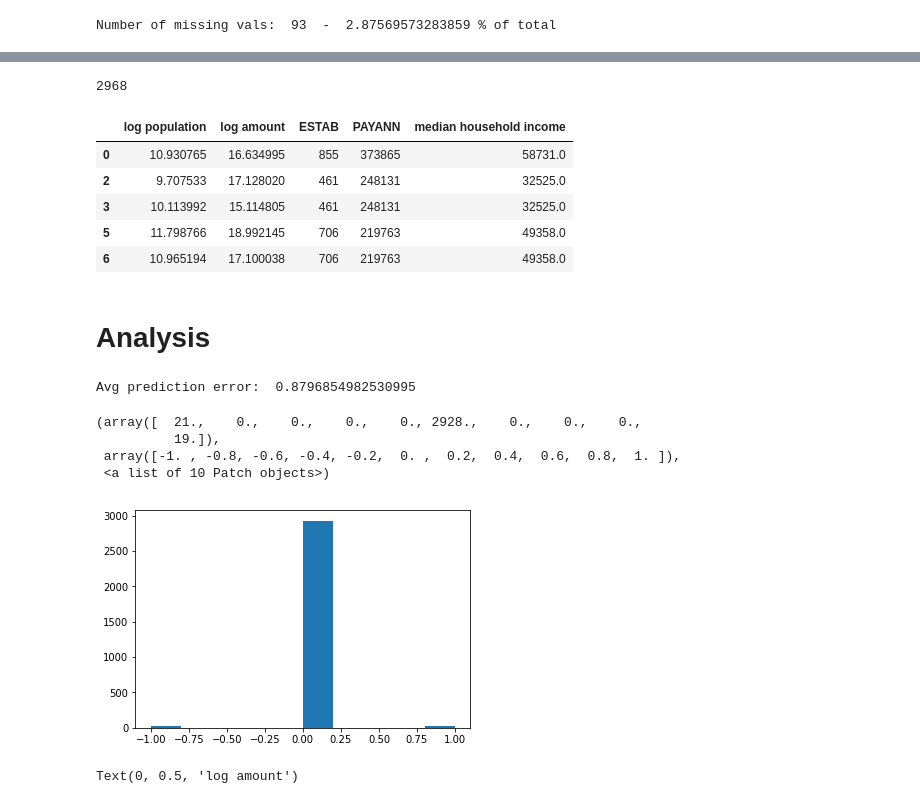
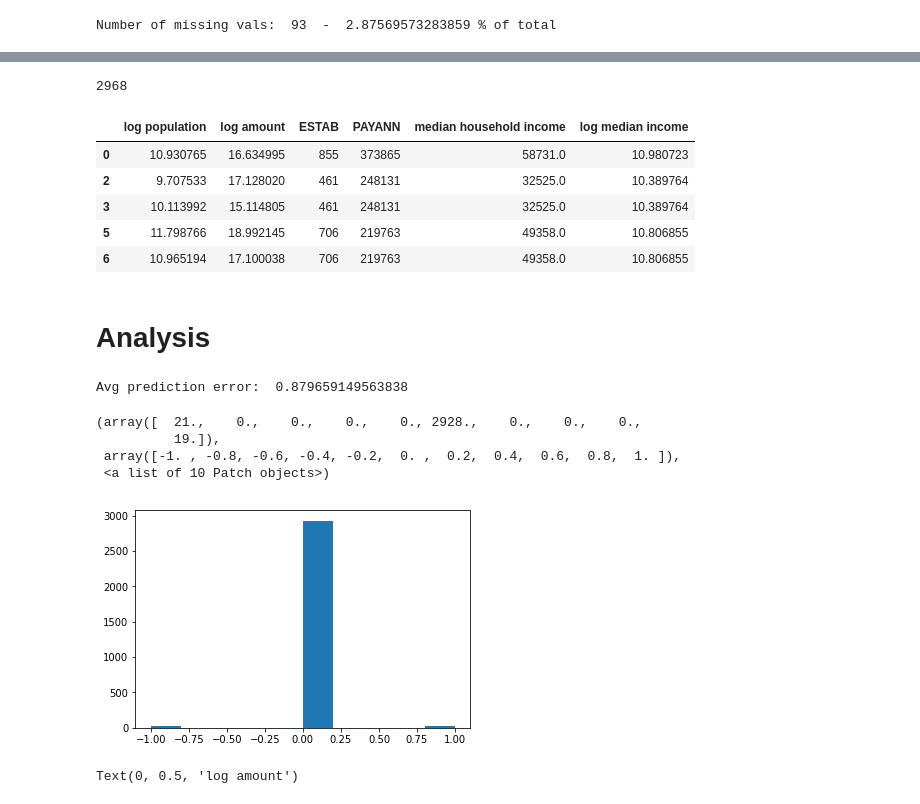
Before and after one commit to HenryDorsey/ConsultingProject, a Jupyter notebook: BusinessDataOutlierAnalysis.ipynb, the cells around one changed output, grey strips where cells are left out. Saved outputs shown, nothing was run; the diff lists cells and outputs as text; code cells hidden in the pictures.

```diff
--- a/BusinessDataOutlierAnalysis.ipynb
+++ b/BusinessDataOutlierAnalysis.ipynb
@@ -156,18 +156,19 @@ newdf.head()
 # %%
 
 #df= business.merge(data, how="left", on=["county_name","State"])
 data=newdf.loc[:,["log population", "log amount", "ESTAB","PAYANN", 'median household income']].dropna()
+data['log median income'] = np.log(data['median household income'])
 #data.index=newdf['county_name']
 print(len(data.index))
 data.head()
 # %% [output]
 2968
-|  | log population | log amount | ESTAB | PAYANN | median household income |
-| 0 | 10.930765 | 16.634995 | 855 | 373865 | 58731.0 |
-| 2 | 9.707533 | 17.128020 | 461 | 248131 | 32525.0 |
-| 3 | 10.113992 | 15.114805 | 461 | 248131 | 32525.0 |
-| 5 | 11.798766 | 18.992145 | 706 | 219763 | 49358.0 |
-| 6 | 10.965194 | 17.100038 | 706 | 219763 | 49358.0 |
+|  | log population | log amount | ESTAB | PAYANN | median household income | log median income |
+| 0 | 10.930765 | 16.634995 | 855 | 373865 | 58731.0 | 10.980723 |
+| 2 | 9.707533 | 17.128020 | 461 | 248131 | 32525.0 | 10.389764 |
+| 3 | 10.113992 | 15.114805 | 461 | 248131 | 32525.0 | 10.389764 |
+| 5 | 11.798766 | 18.992145 | 706 | 219763 | 49358.0 | 10.806855 |
+| 6 | 10.965194 | 17.100038 | 706 | 219763 | 49358.0 | 10.806855 |
 # %% [markdown]
 # Analysis
 # %%
@@ -195,7 +196,7 @@ for i in range(len(data.index)):
 
 plt.hist(outlying)
 # %% [output]
-Avg prediction error:  0.8796854982530995
+Avg prediction error:  0.879659149563838
 (array([  21.,    0.,    0.,    0.,    0., 2928.,    0.,    0.,    0.,
           19.]),
  array([-1. , -0.8, -0.6, -0.4, -0.2,  0. ,  0.2,  0.4,  0.6,  0.8,  1. ]),
```
Also changed, not shown: parts of 17 cells of this notebook.
